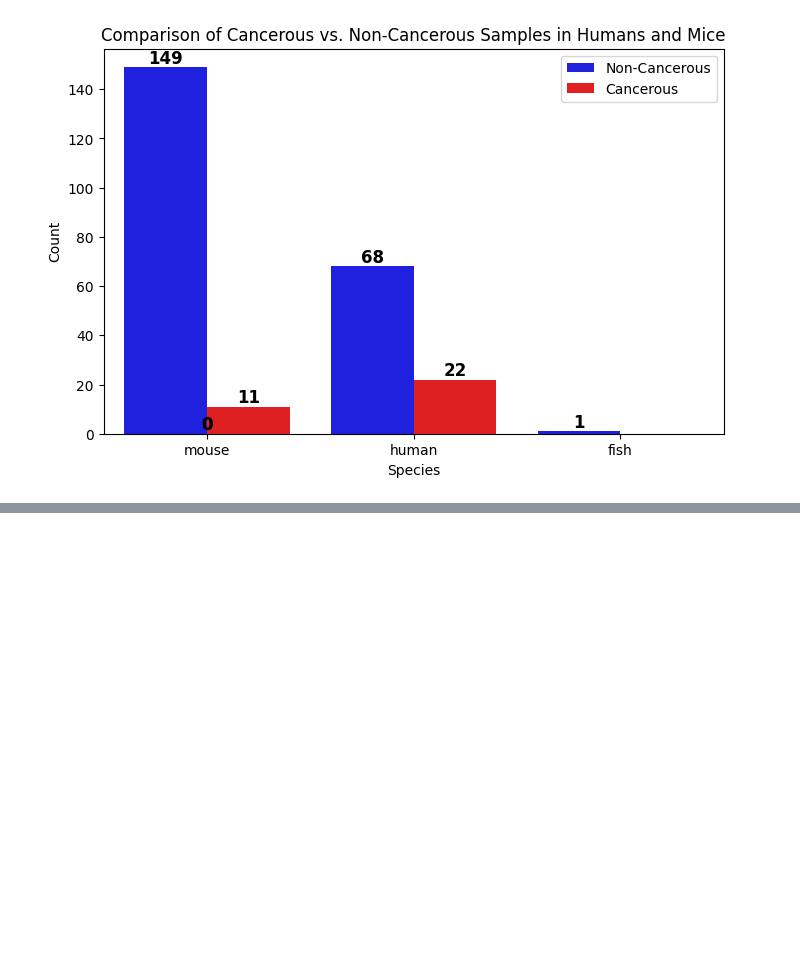
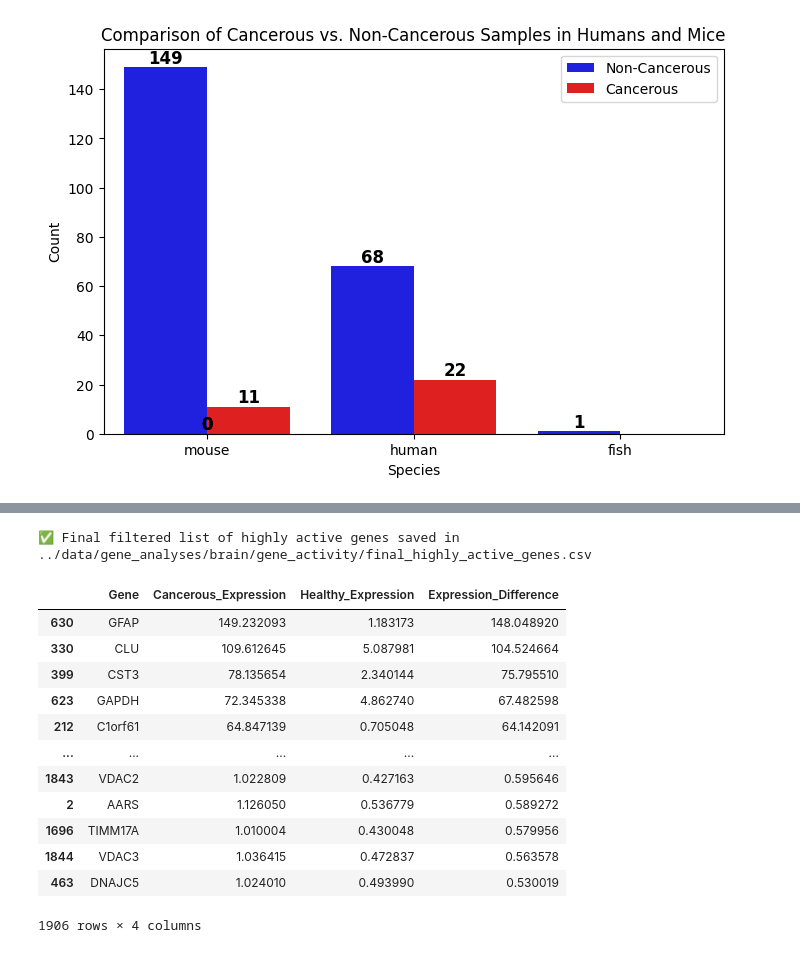
Before and after one commit to amrorabea/TissueInsight, a Jupyter notebook: notebooks/GeneVisualization.ipynb, the cells around one changed output, grey strips where cells are left out. Cells and saved outputs as stored; diff of their text form; code cells hidden in the pictures; blank space fills up the shorter version.

Commit message:
Brain Gene visulaiztion

```diff
--- a/notebooks/GeneVisualization.ipynb
+++ b/notebooks/GeneVisualization.ipynb
@@ -253,0 +472,35 @@ plt.show()
+# %%
+# Load previously categorized highly active genes
+highly_active_genes = pd.read_csv(f"{output_dir}\highly_active_genes.csv")
+
+# Load cancerous and healthy tissue expression data
+cancerous_slides = pd.read_csv(cancerous_file, index_col=0)
+healthy_slides = pd.read_csv(healthy_file, index_col=0)
+
+# Ensure that the gene names are correctly aligned
+valid_genes = highly_active_genes["Gene"].dropna()
+valid_genes = valid_genes[valid_genes.isin(cancerous_slides.index) & valid_genes.isin(healthy_slides.index)]
+
+# Retrieve cancerous and healthy expression values
+cancerous_expression = cancerous_slides.loc[valid_genes].mean(axis=1)
+healthy_expression = healthy_slides.loc[valid_genes].mean(axis=1)
+
+# Compute absolute difference
+expression_difference = abs(cancerous_expression - healthy_expression)
+
+# Apply the absolute difference threshold (≥0.01)
+filtered_genes = expression_difference[expression_difference >= 0.01].index
+
+# Save final highly active genes with expression values
+filtered_genes_df = pd.DataFrame({
+    "Gene": filtered_genes,
+    "Cancerous_Expression": cancerous_expression.loc[filtered_genes],
+    "Healthy_Expression": healthy_expression.loc[filtered_genes],
+    "Expression_Difference": expression_difference.loc[filtered_genes]
+})
+
+filtered_genes_df.to_csv(f"{output_dir}\final_highly_active_genes.csv", index=False)
+
+print(f"✅ Final filtered list of highly active genes saved in {output_dir}\final_highly_active_genes.csv")
+# %% [output]
+✅ Final filtered list of highly active genes saved in ../data/gene_analyses/brain/gene_activity/final_highly_active_genes.csv
@@ -253,0 +531,23 @@ plt.show()
+# %%
+# Load the final highly active genes file
+final_highly_active_genes = pd.read_csv(f"{output_dir}/final_highly_active_genes.csv")
+
+# Sort by Expression Difference (descending order)
+final_highly_active_genes = final_highly_active_genes.sort_values(by="Expression_Difference", ascending=False)
+
+# Display the sorted DataFrame
+display(final_highly_active_genes)
+# %% [output]
+|  | Gene | Cancerous_Expression | Healthy_Expression | Expression_Difference |
+| 630 | GFAP | 149.232093 | 1.183173 | 148.048920 |
+| 330 | CLU | 109.612645 | 5.087981 | 104.524664 |
+| 399 | CST3 | 78.135654 | 2.340144 | 75.795510 |
+| 623 | GAPDH | 72.345338 | 4.862740 | 67.482598 |
+| 212 | C1orf61 | 64.847139 | 0.705048 | 64.142091 |
+| ... | ... | ... | ... | ... |
+| 1843 | VDAC2 | 1.022809 | 0.427163 | 0.595646 |
+| 2 | AARS | 1.126050 | 0.536779 | 0.589272 |
+| 1696 | TIMM17A | 1.010004 | 0.430048 | 0.579956 |
+| 1844 | VDAC3 | 1.036415 | 0.472837 | 0.563578 |
+| 463 | DNAJC5 | 1.024010 | 0.493990 | 0.530019 |
+1906 rows × 4 columns
```
Also changed, not shown: parts of 27 cells of this notebook.
